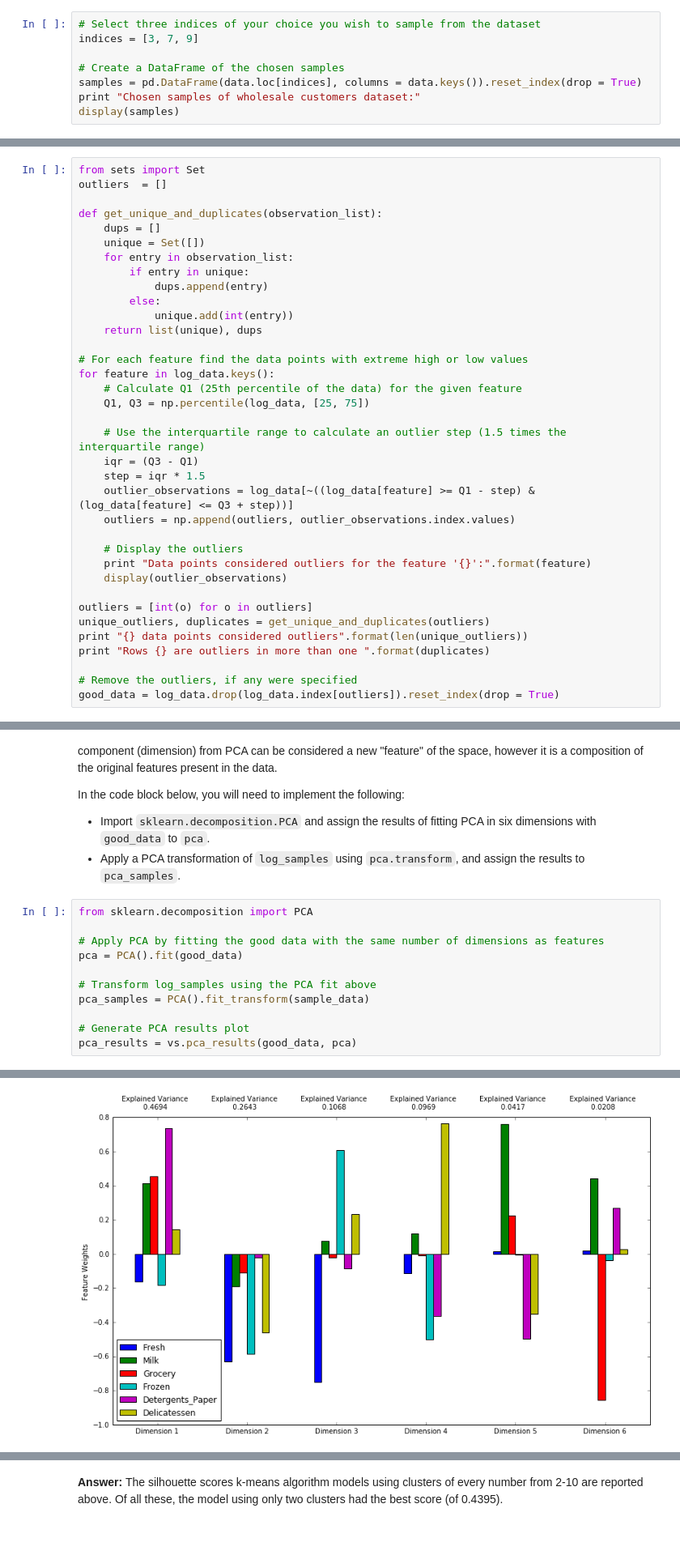
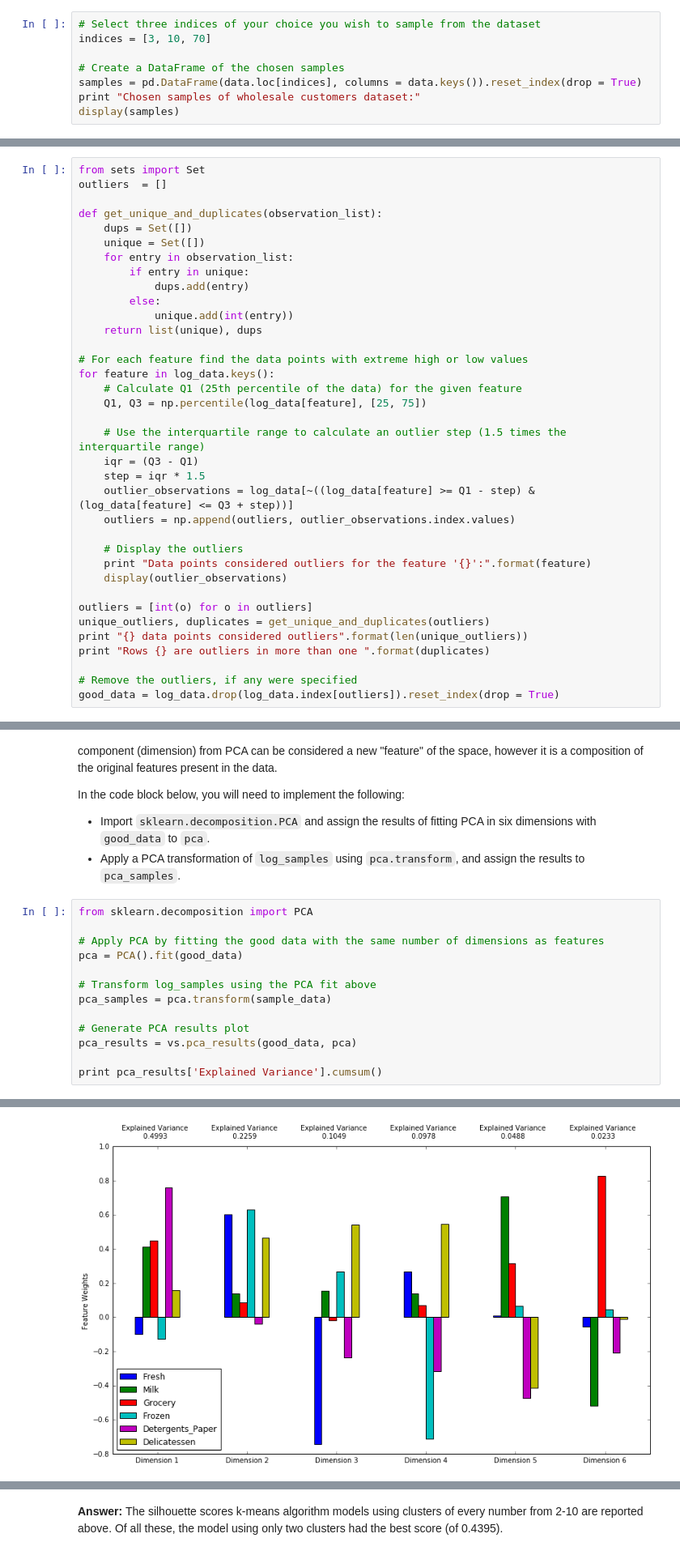
Before and after one commit to justiniann/MachineLearningNanodegree, a Jupyter notebook: projects/customer_segments/customer_segments.ipynb, the cells around one changed output, grey strips where cells are left out. Shown: that part at 81% size. Drawn from its saved outputs; the diff is of its cells as text.

```diff
--- a/projects/customer_segments/customer_segments.ipynb
+++ b/projects/customer_segments/customer_segments.ipynb
@@ -60,7 +60,7 @@ display(data.describe())
 To get a better understanding of the customers and how their data will transform through the analysis, it would be best to select a few sample data points and explore them in more detail. In the code block below, add **three** indices of your choice to the `indices` list which will represent the customers to track. It is suggested to try different sets of samples until you obtain customers that vary significantly from one another.
 # %%
 # Select three indices of your choice you wish to sample from the dataset
-indices = [3, 7, 9]
+indices = [3, 10, 70]
 
 # Create a DataFrame of the chosen samples
 samples = pd.DataFrame(data.loc[indices], columns = data.keys()).reset_index(drop = True)
@@ -209,11 +207,11 @@ from sets import Set
 outliers  = []
 
 def get_unique_and_duplicates(observation_list):
-    dups = []
+    dups = Set([])
     unique = Set([])
     for entry in observation_list:
         if entry in unique:
-            dups.append(entry)
+            dups.add(entry)
         else:
             unique.add(int(entry))
     return list(unique), dups
@@ -221,7 +219,7 @@ def get_unique_and_duplicates(observation_list):
 # For each feature find the data points with extreme high or low values
 for feature in log_data.keys():
     # Calculate Q1 (25th percentile of the data) for the given feature
-    Q1, Q3 = np.percentile(log_data, [25, 75])
+    Q1, Q3 = np.percentile(log_data[feature], [25, 75])
 
     # Use the interquartile range to calculate an outlier step (1.5 times the interquartile range)
     iqr = (Q3 - Q1)
@@ -320,8 +333,10 @@ from sklearn.decomposition import PCA
 pca = PCA().fit(good_data)
 
 # Transform log_samples using the PCA fit above
-pca_samples = PCA().fit_transform(sample_data)
+pca_samples = pca.transform(sample_data)
 
 # Generate PCA results plot
 pca_results = vs.pca_results(good_data, pca)
+
+print pca_results['Explained Variance'].cumsum()
 # %% [output]
@@ -328,4 +350,4 @@ pca_results = vs.pca_results(good_data, pca)
-[figure, old version]
+[figure, new version]
 # %% [markdown]
 ### Question 5
 
```
Also changed, not shown: parts of 21 cells of this notebook.
